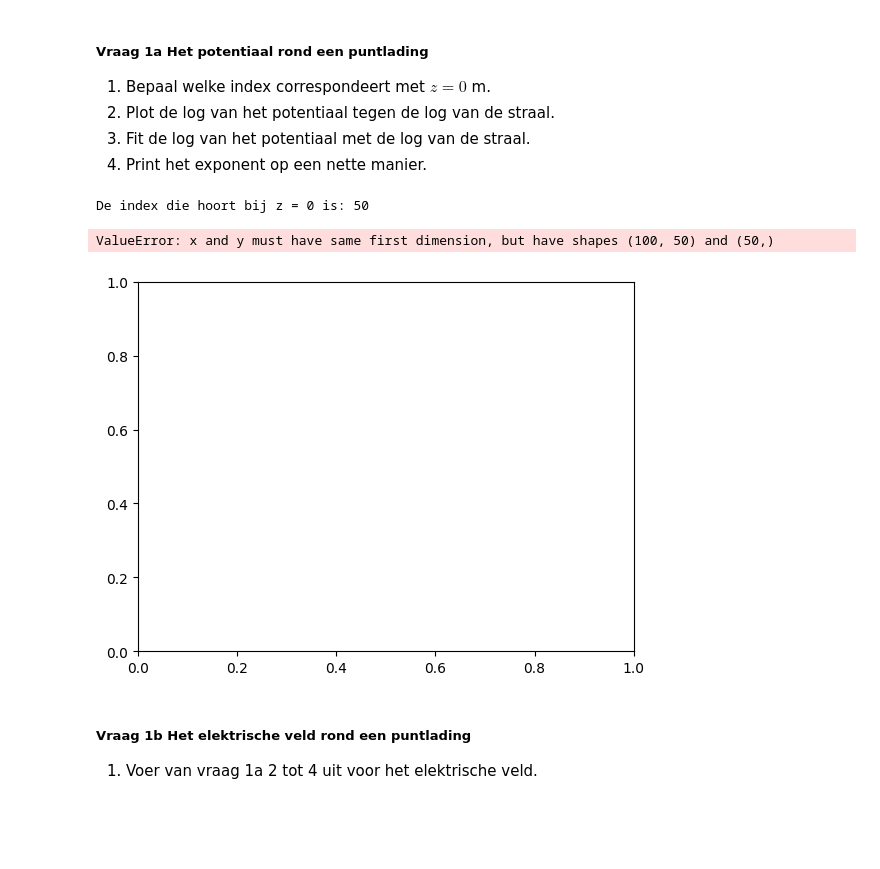
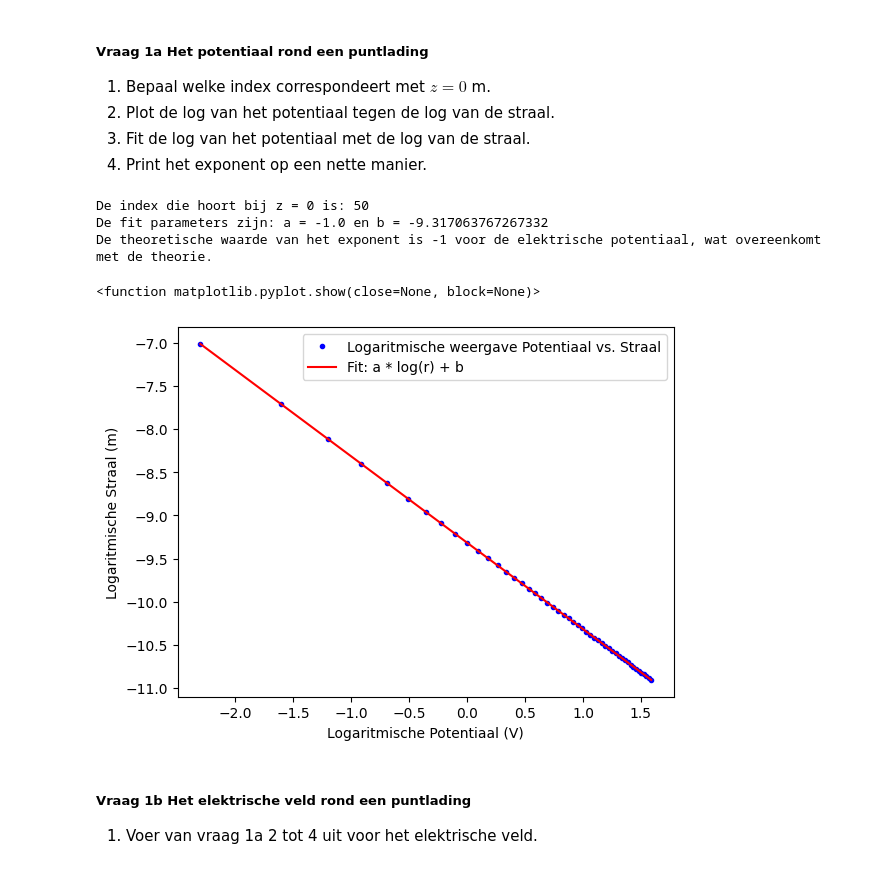
Before and after one commit to Peppertje/opdrachten-DEF-D-Pepper, a Jupyter notebook: DigitaleOntwerpopdrachten/1CondensatorOpdracht/CondensatorOntwerpopdracht.ipynb, the cells around one changed output. Saved outputs shown, nothing was run; the diff lists cells and outputs as text; code cells hidden in the pictures; blank space fills up the shorter version.

```diff
--- a/DigitaleOntwerpopdrachten/1CondensatorOpdracht/CondensatorOntwerpopdracht.ipynb
+++ b/DigitaleOntwerpopdrachten/1CondensatorOpdracht/CondensatorOntwerpopdracht.ipynb
@@ -88,18 +88,37 @@ plot_results_pt_charge_at_origin(Ez, Er, normE, V, r, z, grid_step)
 4. Print het exponent op een nette manier.
 # %%
 #1
+idx_z0 = find_idx_nearest(z, 0)
 print("De index die hoort bij z = 0 is:", find_idx_nearest(z, 0))
 
-#2
-plt.plot(V, r, "b.", markerscale = 3, label = "Logaritmische weergave Potentiaal vs. Straal")
-plt.xscale("log")
-plt.yscale("log")
+#a2
+V_half = V[idx_z0, :]
+log_V_z0 = np.log(V_half[1:])  # de potentiaal op z = 0, maar zonder het eerste punt (r = 0) omdat dat oneindig is
+log_r_z0 = np.log(r[1:])
+plt.plot(log_r_z0, log_V_z0, "b.", markersize = 6, label = "Logaritmische weergave Potentiaal vs. Straal")
+plt.xlabel("Logaritmische Potentiaal (V)")
+plt.ylabel("Logaritmische Straal (m)")
+
+#a3
+from scipy.optimize import curve_fit
+def linearV(r, a, b):
+    return a * r + b
+popt, pcov = curve_fit(linearV, log_r_z0, log_V_z0)
+plt.plot(log_r_z0, linearV(log_r_z0, *popt), "r-", label = "Fit: a * log(r) + b")
+
+#a4
+print("De fit parameters zijn: a =", popt[0], "en b =", popt[1])
+# Als factor a = -1 is, dan is de potentiaal evenredig met 1/r, wat overeenkomt met de theoretische verwachting voor een puntlading in een 3D ruimte.
+print("De theoretische waarde van het exponent is -1 voor de elektrische potentiaal, wat overeenkomt met de theorie.")
+
 plt.legend()
 plt.show
 # %% [output]
 De index die hoort bij z = 0 is: 50
+De fit parameters zijn: a = -1.0 en b = -9.317063767267332
+De theoretische waarde van het exponent is -1 voor de elektrische potentiaal, wat overeenkomt met de theorie.
-ValueError: x and y must have same first dimension, but have shapes (100, 50) and (50,)
+<function matplotlib.pyplot.show(close=None, block=None)>
-[figure, old version]
+[figure, new version]
 # %% [markdown]
 ##### Vraag 1b Het elektrische veld rond een puntlading
 1. Voer van vraag 1a 2 tot 4 uit voor het elektrische veld.
```
Also changed, not shown: parts of 1 cell of this notebook.
